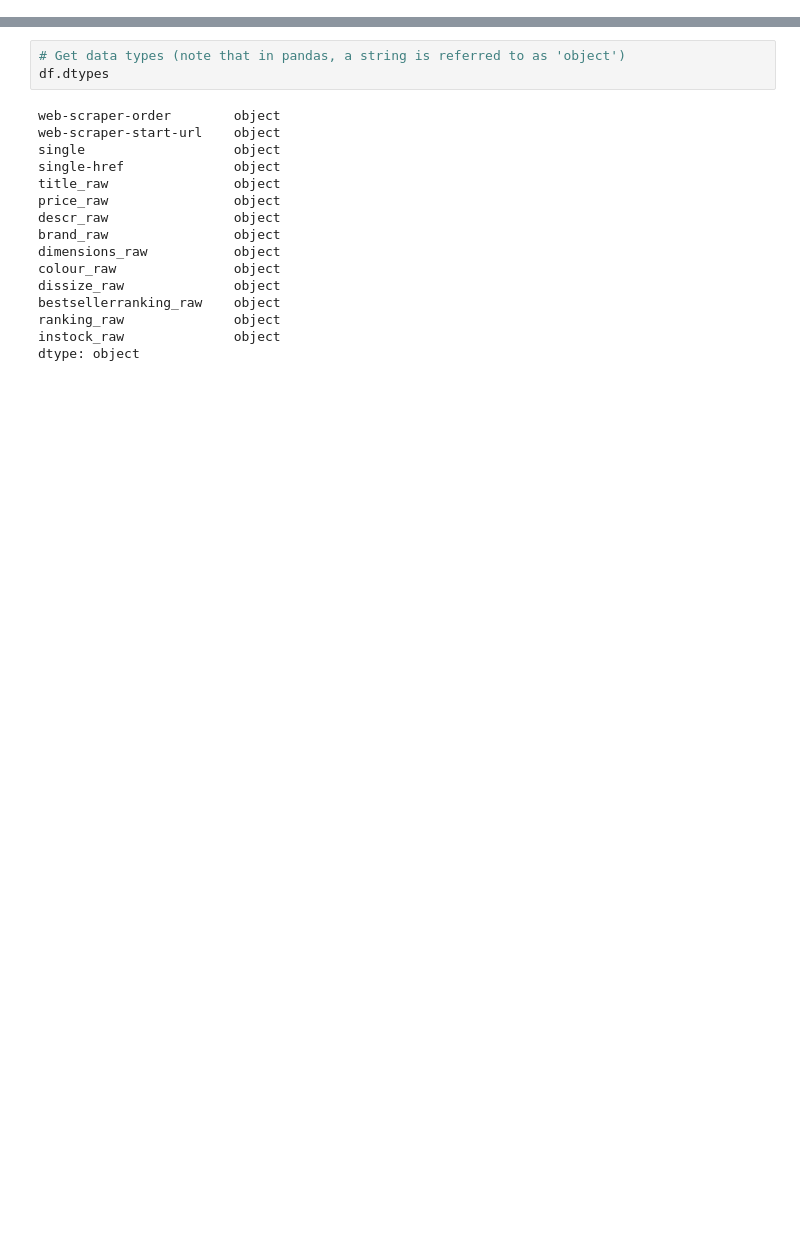
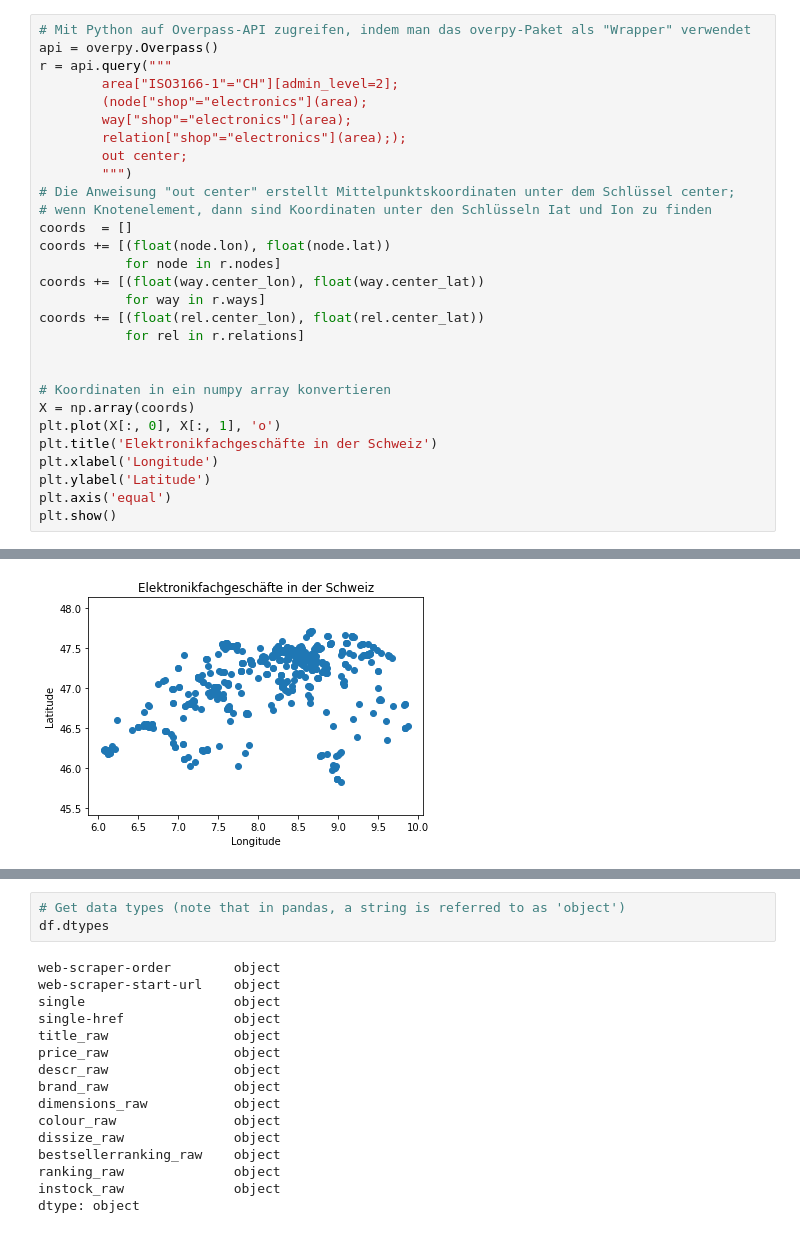
Before and after one commit to liax20/projectwork_data_analytics, a Jupyter notebook: Part01_DA_GW (minimum).ipynb, the cells around one changed output, grey strips where cells are left out. Cells and saved outputs as stored; diff of their text form; blank space fills up the shorter version.

```diff
--- a/Part01_DA_GW (minimum).ipynb
+++ b/Part01_DA_GW (minimum).ipynb
@@ -21,0 +66,30 @@ warnings.filterwarnings("ignore")
+# %%
+# Mit Python auf Overpass-API zugreifen, indem man das overpy-Paket als "Wrapper" verwendet
+api = overpy.Overpass()
+r = api.query("""
+        area["ISO3166-1"="CH"][admin_level=2];
+        (node["shop"="electronics"](area);
+        way["shop"="electronics"](area);
+        relation["shop"="electronics"](area););
+        out center;
+        """)
+# Die Anweisung "out center" erstellt Mittelpunktskoordinaten unter dem Schlüssel center;
+# wenn Knotenelement, dann sind Koordinaten unter den Schlüsseln Iat und Ion zu finden
+coords  = []
+coords += [(float(node.lon), float(node.lat))
+           for node in r.nodes]
+coords += [(float(way.center_lon), float(way.center_lat))
+           for way in r.ways]
+coords += [(float(rel.center_lon), float(rel.center_lat))
+           for rel in r.relations]
+
+
+# Koordinaten in ein numpy array konvertieren
+X = np.array(coords)
+plt.plot(X[:, 0], X[:, 1], 'o')
+plt.title('Elektronikfachgeschäfte in der Schweiz')
+plt.xlabel('Longitude')
+plt.ylabel('Latitude')
+plt.axis('equal')
+plt.show()
+# %% [output]
@@ -21,0 +97 @@ warnings.filterwarnings("ignore")
+[figure, added]
```
Also changed, not shown: parts of 18 cells of this notebook, 3 other files.
